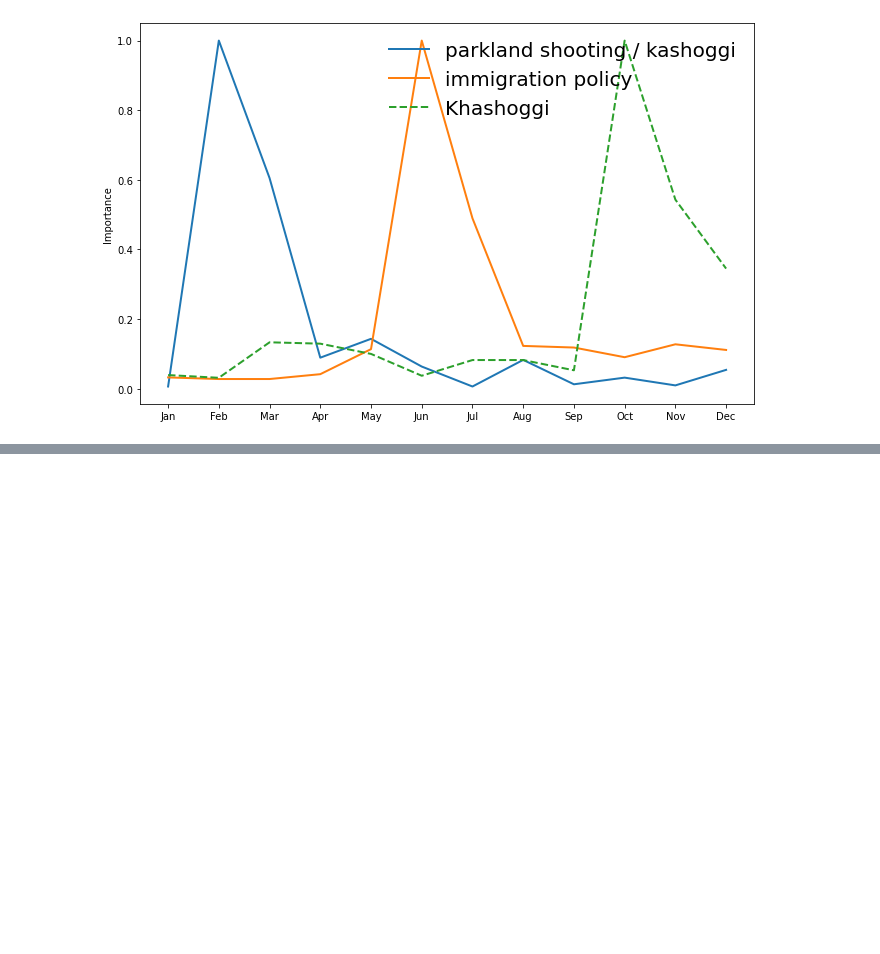
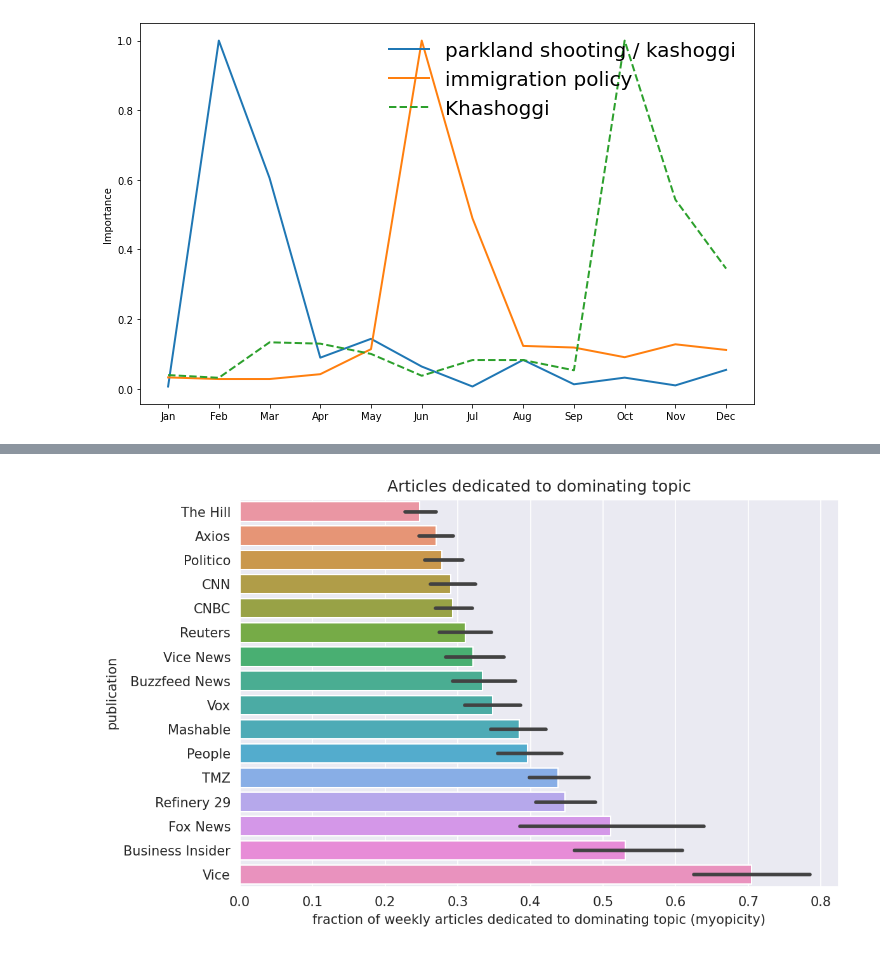
Before and after one commit to gitabaz/Erdos_project, a Jupyter notebook: notebooks/2018_election.ipynb, the cells around one changed output, grey strips where cells are left out. Cells and saved outputs as stored; diff of their text form; code cells hidden in the pictures; blank space fills up the shorter version.

Commit message:
Add files via upload
Added myopicity graph.

```diff
--- a/notebooks/2018_election.ipynb
+++ b/notebooks/2018_election.ipynb
@@ -1056,0 +1091,10 @@ plt.legend(fontsize=20, frameon=False)#, bbox_to_anchor=(1, 1, 0, 0))
+# %%
+top_stories = political_data.groupby(['n_week', 'publication']).apply(
+    percent_top_story
+).reset_index()
+
+top_stories.groupby('publication').apply(
+    lambda x:x[['top_percent']].reset_index()[['top_percent']].T
+)
+
+time_series = top_stories.groupby('publication').apply(lambda x:x[['top_percent']].reset_index()[['top_percent']].T)
@@ -1056,0 +1103,15 @@ plt.legend(fontsize=20, frameon=False)#, bbox_to_anchor=(1, 1, 0, 0))
+# %%
+# These have very few stories, so we drop them.
+pubs_to_drop = [
+    'Economist',
+    'Gizmodo',
+    'Hyperallergic',
+    'New Republic',
+    'TechCrunch',
+    'Washington Post',
+    'Wired',
+    'The Verge',
+]
+# %%
+time_series = time_series[~time_series.index.isin(pubs_to_drop)]
+top_stories = top_stories[~top_stories.publication.isin(pubs_to_drop)]
@@ -1056,0 +1122,11 @@ plt.legend(fontsize=20, frameon=False)#, bbox_to_anchor=(1, 1, 0, 0))
+# %%
+order = top_stories[['publication', 'top_percent']].groupby('publication').mean().sort_values('top_percent').index
+# %%
+plt.figure(figsize=(8,5),dpi=150)
+ax = sns.barplot(data=top_stories, y='publication', x='top_percent', order=order)
+ax.set_xlabel("fraction of weekly articles dedicated to dominating topic (myopicity)")
+ax.set_title("Articles dedicated to dominating topic")
+plt.tight_layout()
+plt.savefig("stories_fraction.png", dpi=200)
+# %% [output]
+[figure, added]
```
Also changed, not shown: parts of 7 cells of this notebook.
